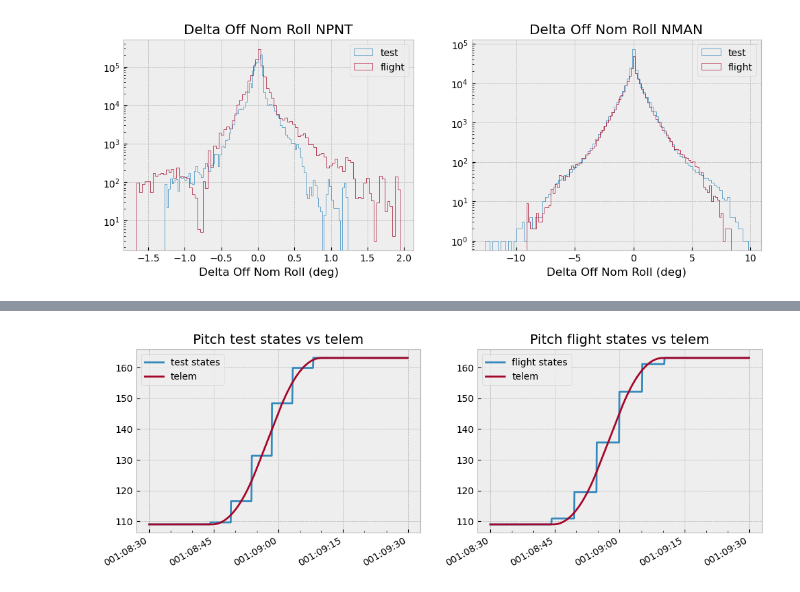
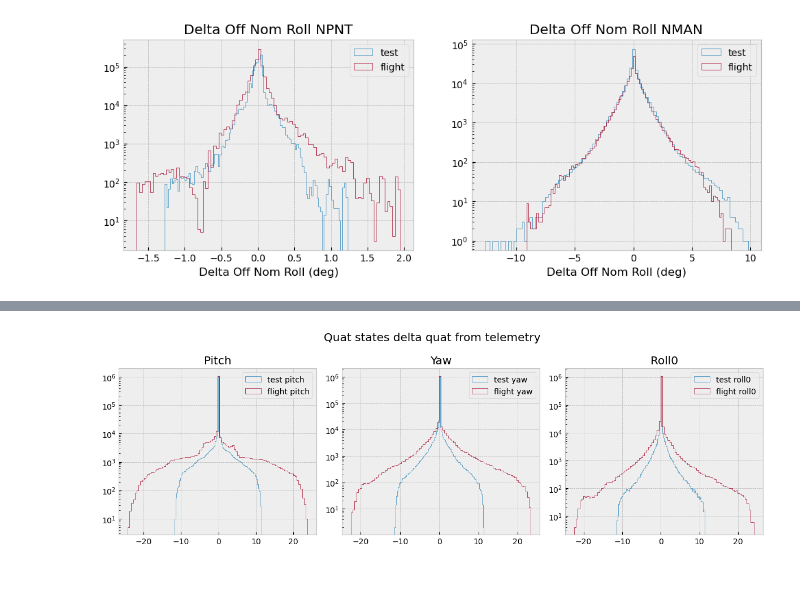
Before and after one commit to sot/kadi, a Jupyter notebook: validate/pr350-computed-states/compare-attitude-states.ipynb, the cells around one changed output, grey strips where cells are left out. Saved outputs shown, nothing was run; the diff lists cells and outputs as text; code cells hidden in the pictures.

```diff
--- a/validate/pr350-computed-states/compare-attitude-states.ipynb
+++ b/validate/pr350-computed-states/compare-attitude-states.ipynb
@@ -116,18 +181,0 @@ plot_pitch_roll(dr_test, dr_flight, "Off Nom Roll")
-# %%
-start_tlm = "2025:001:08:30:00"
-stop_tlm = "2025:001:09:30:00"
-
-fig, ax = plt.subplots(1, 2, figsize=(12, 4))
-manvr = (times > CxoTime(start_tlm).secs) & (times < CxoTime(stop_tlm).secs)
-plot_cxctime(times[manvr], states_test_i["pitch"][manvr], label="test states", ax=ax[0])
-plot_cxctime(times[manvr], pitch_tlm.vals[manvr], label="telem", ax=ax[0])
-ax[0].legend()
-ax[0].set_title("Pitch test states vs telem")
-plot_cxctime(
-    times[manvr], states_flight_i["pitch"][manvr], label="flight states", ax=ax[1]
-)
-plot_cxctime(times[manvr], pitch_tlm.vals[manvr], label="telem", ax=ax[1])
-ax[1].legend()
-ax[1].set_title("Pitch flight states vs telem");
-# %% [output]
-[figure, removed]
@@ -168,6 +213,24 @@ q_att_flight_q = Quat(
 )
 # %%
 import scipy.linalg
+# %%
+dqt = q_att_test_eq.dq(q_att_tlm.vals)
+dqf = q_att_flight_eq.dq(q_att_tlm.vals)
+fig, axes = plt.subplots(1, 3, figsize=(12, 4))
+for ax, attr in zip(axes, ["pitch", "yaw", "roll0"]):
+    ax.hist(
+        getattr(dqt, attr), bins=100, histtype="step", label=f"test {attr}", log=True
+    )
+    ax.hist(
+        getattr(dqf, attr), bins=100, histtype="step", label=f"flight {attr}", log=True
+    )
+    ax.legend()
+    ax.set_title(attr.capitalize())
+
+fig.suptitle("Quat states delta quat from telemetry", fontsize="x-large")
+plt.tight_layout()
+# %% [output]
+[figure, added]
 # %% [markdown]
 ### Equatorial `ra`, `dec`, `roll` match `q1`, `q2`, `q3`, `q4` to high accuracy
 
```
Also changed, not shown: parts of 18 cells of this notebook.
